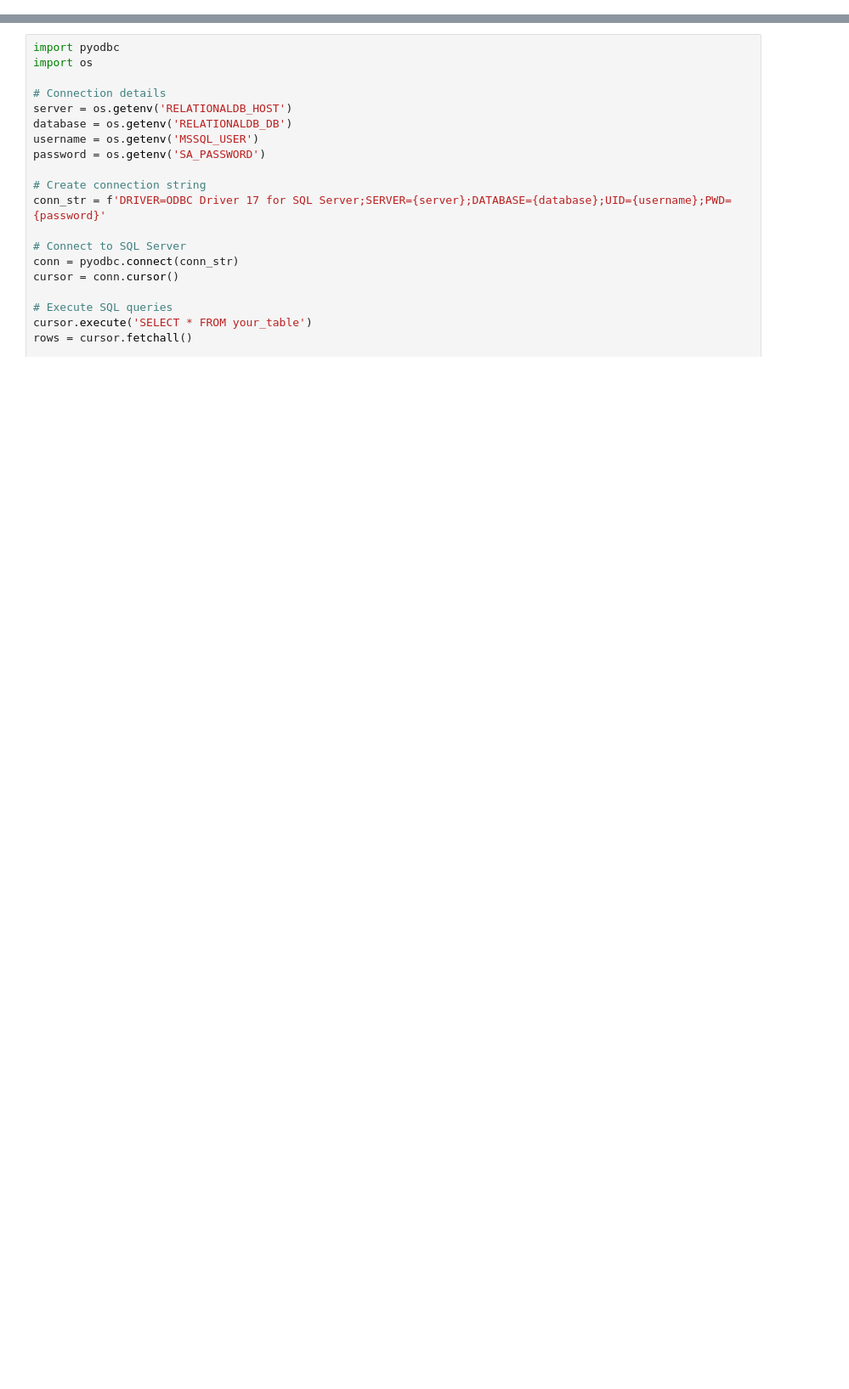
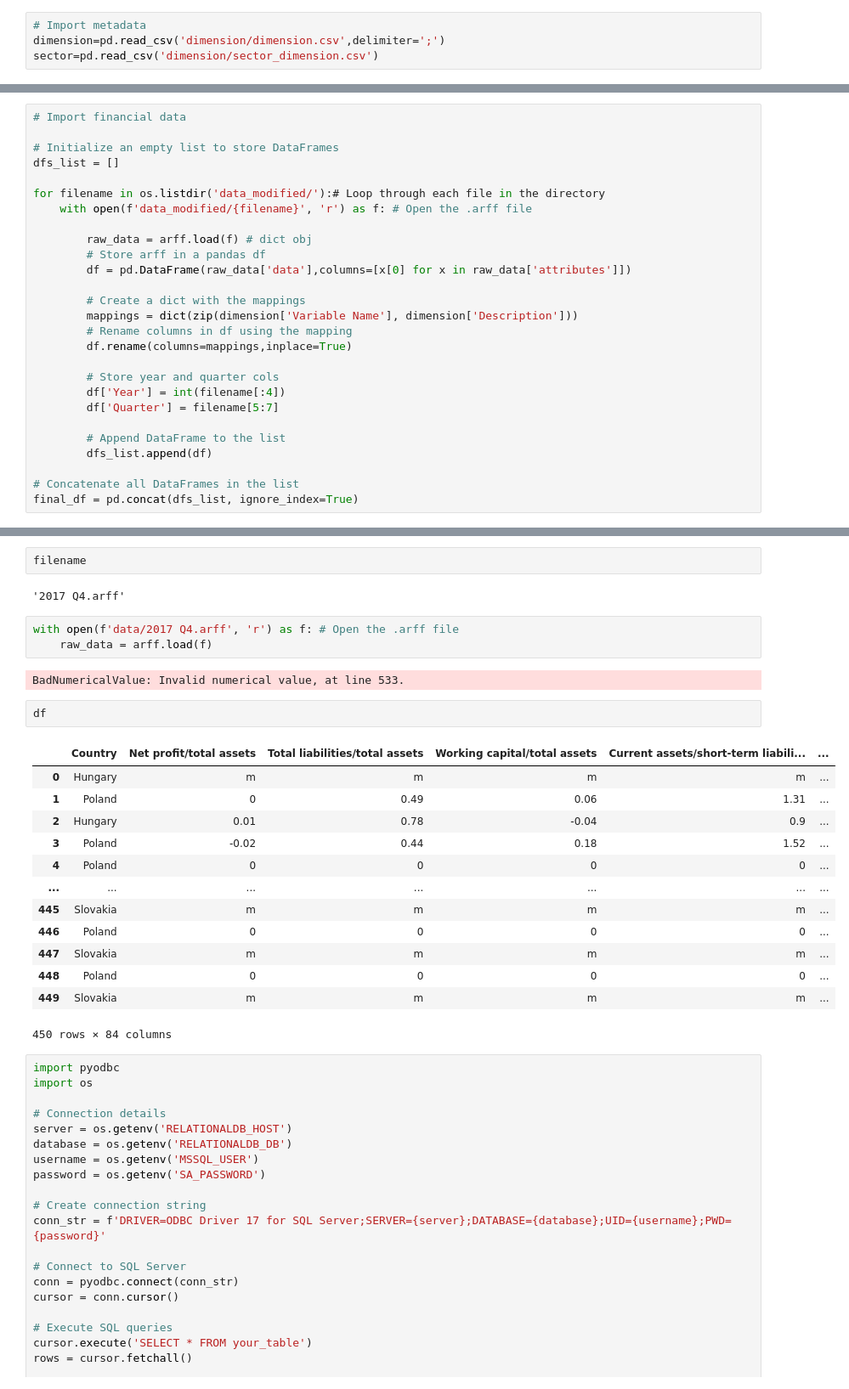
Before and after one commit to RiccardoGTolli/REVO_challenge, a Jupyter notebook: revo/notebooks/db_connection.ipynb, the cells around one changed output, grey strips where cells are left out. Shown at 85% size. Drawn from its saved outputs; the diff is of its cells as text; blank space fills up the shorter version.

Commit message:
data cleaned almost completely

```diff
--- a/revo/notebooks/db_connection.ipynb
+++ b/revo/notebooks/db_connection.ipynb
@@ -0,0 +7,4 @@
+# %%
+# Import metadata
+dimension=pd.read_csv('dimension/dimension.csv',delimiter=';')
+sector=pd.read_csv('dimension/sector_dimension.csv')
@@ -0,0 +56,27 @@
+# %%
+# Import financial data
+
+# Initialize an empty list to store DataFrames
+dfs_list = []
+
+for filename in os.listdir('data_modified/'):# Loop through each file in the directory
+    with open(f'data_modified/{filename}', 'r') as f: # Open the .arff file
+
+        raw_data = arff.load(f) # dict obj
+        # Store arff in a pandas df
+        df = pd.DataFrame(raw_data['data'],columns=[x[0] for x in raw_data['attributes']])
+
+        # Create a dict with the mappings
+        mappings = dict(zip(dimension['Variable Name'], dimension['Description']))
+        # Rename columns in df using the mapping
+        df.rename(columns=mappings,inplace=True)
+
+        # Store year and quarter cols
+        df['Year'] = int(filename[:4])
+        df['Quarter'] = filename[5:7]
+
+        # Append DataFrame to the list
+        dfs_list.append(df)
+
+# Concatenate all DataFrames in the list
+final_df = pd.concat(dfs_list, ignore_index=True)
@@ -1,3 +109,28 @@
+# %%
+filename
+# %% [output]
+'2017 Q4.arff'
+# %%
+with open(f'data/2017 Q4.arff', 'r') as f: # Open the .arff file
+    raw_data = arff.load(f)
+# %% [output]
+BadNumericalValue: Invalid numerical value, at line 533.
+# %%
+df
+# %% [output]
+|  | Country | Net profit/total assets | Total liabilities/total assets | Working capital/total assets | Current assets/short-term liabili... | ... |
+| 0 | Hungary | m | m | m | m | ... |
+| 1 | Poland | 0 | 0.49 | 0.06 | 1.31 | ... |
+| 2 | Hungary | 0.01 | 0.78 | -0.04 | 0.9 | ... |
+| 3 | Poland | -0.02 | 0.44 | 0.18 | 1.52 | ... |
+| 4 | Poland | 0 | 0 | 0 | 0 | ... |
+| ... | ... | ... | ... | ... | ... | ... |
+| 445 | Slovakia | m | m | m | m | ... |
+| 446 | Poland | 0 | 0 | 0 | 0 | ... |
+| 447 | Slovakia | m | m | m | m | ... |
+| 448 | Poland | 0 | 0 | 0 | 0 | ... |
+| 449 | Slovakia | m | m | m | m | ... |
+450 rows × 84 columns
 # %%
 import pyodbc
 import os
```
Also changed, not shown: parts of 5 cells of this notebook, 22 other files.
